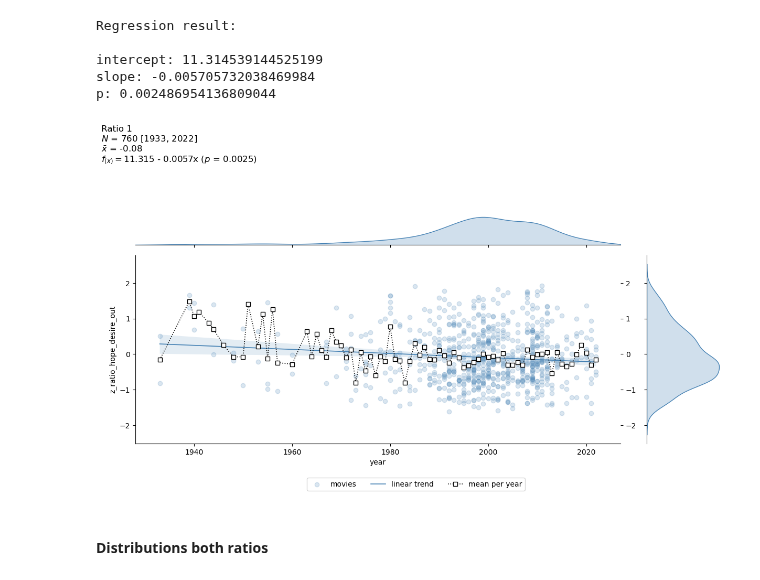
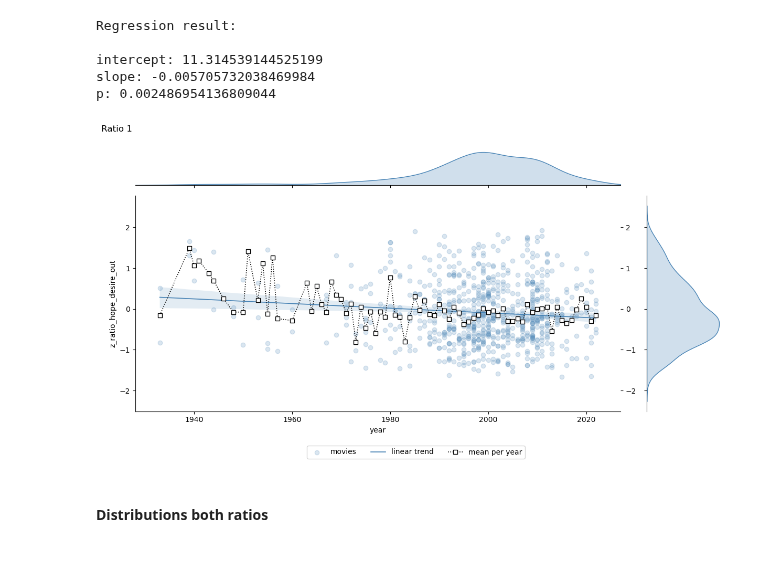
Before and after one commit to dominikpegler/computational-social-sciences, a Jupyter notebook: assignments/Assignment 3 - Diachronic analysis of movie dialogues.ipynb, the cells around one changed output. Saved outputs shown, nothing was run; the diff lists cells and outputs as text; code cells hidden in the pictures.

Commit message:
corrected ratios

```diff
--- a/assignments/Assignment 3 - Diachronic analysis of movie dialogues.ipynb
+++ b/assignments/Assignment 3 - Diachronic analysis of movie dialogues.ipynb
@@ -891,17 +891,7 @@ intercept: 11.314539144525199
 slope: -0.005705732038469984
 p: 0.002486954136809044
 # %%
-title = (
-    f"Ratio 1\n$N$ = {len(df_clean)} [{min(df_clean.year)}, {max(df_clean.year)}]"
-    + "\n"
-    + r"$\bar{x}$ = "
-    + f"{df_clean['z_ratio_' + seed_word + '_' + ctrl_seed_word + '_out'].mean():.2f}"
-    + "\n"
-    + r"$f_{(x)} = $"
-    + f"{reg.intercept:.3f} {'+' if reg.slope > 0 else '-'} {abs(reg.slope):.2g}x"
-    + " ($p$ = "
-    + f"{reg.pvalue:.2g})"
-)
+title = "Ratio 1"
 
 
 g = sns.JointGrid(
@@ -925,34 +915,34 @@ g.fig.figure.set_figheight(6)
 g.fig.figure.set_figwidth(12)
 
 
 lplot = sns.lineplot(
     df_clean.groupby("year")[
         "z_ratio_" + seed_word + "_" + ctrl_seed_word + "_out"
     ].mean(),
     lw=1.2,
     linestyle=":",
     marker="s",
     markersize=6,
     markeredgecolor="black",
     color="black",
     markeredgewidth=1,
     markerfacecolor="white",
     ax=g.ax_joint,
     label="mean per year",
     legend=False,
 )
 g.ax_joint.tick_params(right=True, labelright=True, grid_color="black")
 g.fig.legend(loc="upper center", bbox_to_anchor=(0.5, 0), ncol=3)
 g.fig.suptitle(
     title,
     x=0,
     fontsize=12,
     verticalalignment="bottom",
     horizontalalignment="left",
 )
 g.fig.tight_layout()
 # %% [output]
-[figure, old version]
+[figure, new version]
 # %% [markdown]
 #### Distributions both ratios
 # %%
```
